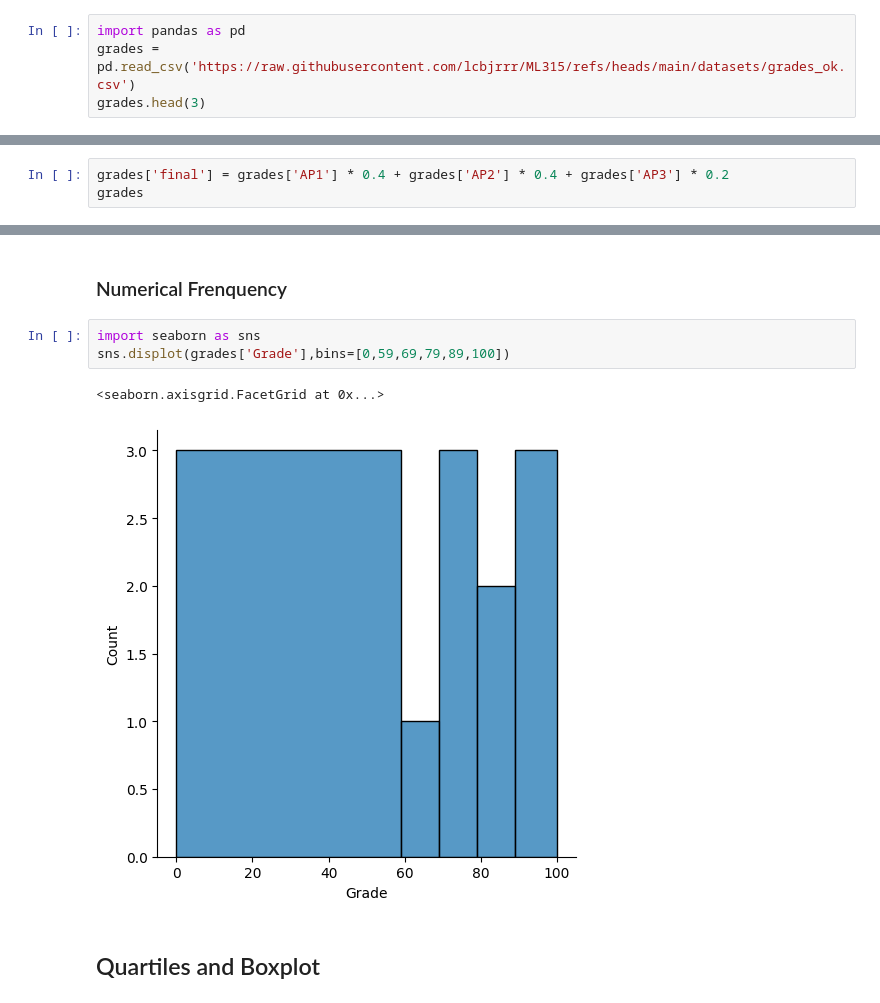
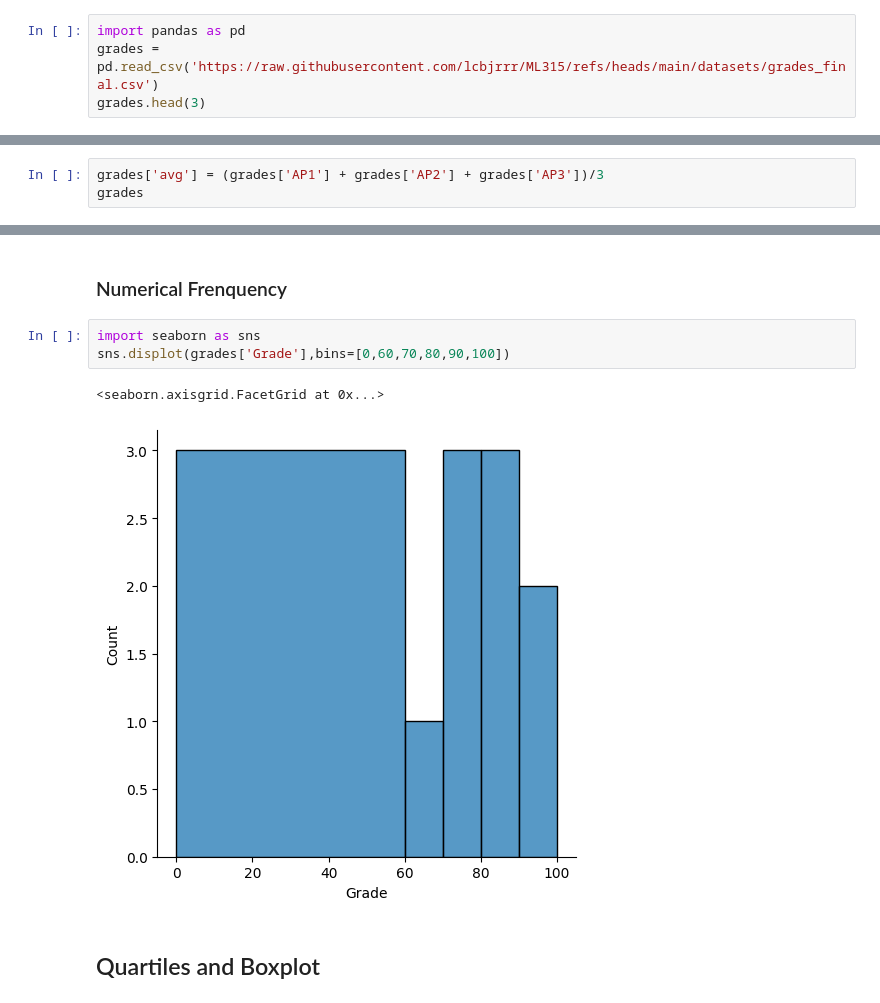
Before and after one commit to lcbjrrr/ML315, a Jupyter notebook: ML315_1_DataAna.ipynb, the cells around one changed output, grey strips where cells are left out. Cells and saved outputs as stored; diff of their text form.

```diff
--- a/ML315_1_DataAna.ipynb
+++ b/ML315_1_DataAna.ipynb
@@ -9,6 +9,6 @@ Data analysis with Python is a powerful way to extract insights from data. Libra
 # %%
 import pandas as pd
-grades = pd.read_csv('https://raw.githubusercontent.com/lcbjrrr/ML315/refs/heads/main/datasets/grades_ok.csv')
+grades = pd.read_csv('https://raw.githubusercontent.com/lcbjrrr/ML315/refs/heads/main/datasets/grades_final.csv')
 grades.head(3)
 # %% [output]
 |  | Course | Student | AP1 | AP2 | AP3 | Grade | Score |
@@ -44,5 +44,5 @@ grades['AP1']
 dtype: int64
 # %%
-grades['final'] = grades['AP1'] * 0.4 + grades['AP2'] * 0.4 + grades['AP3'] * 0.2
+grades['avg'] = (grades['AP1'] + grades['AP2'] + grades['AP3'])/3
 grades
 # %% [output]
@@ -201,10 +228,10 @@ Name: count, dtype: int64
 ### Numerical Frenquency
 # %%
 import seaborn as sns
-sns.displot(grades['Grade'],bins=[0,59,69,79,89,100])
+sns.displot(grades['Grade'],bins=[0,60,70,80,90,100])
 # %% [output]
 <seaborn.axisgrid.FacetGrid at 0x...>
-[figure, old version]
+[figure, new version]
 # %% [markdown]
 ## Quartiles and Boxplot
 # %% [markdown]
```
Also changed, not shown: parts of 16 cells of this notebook.
